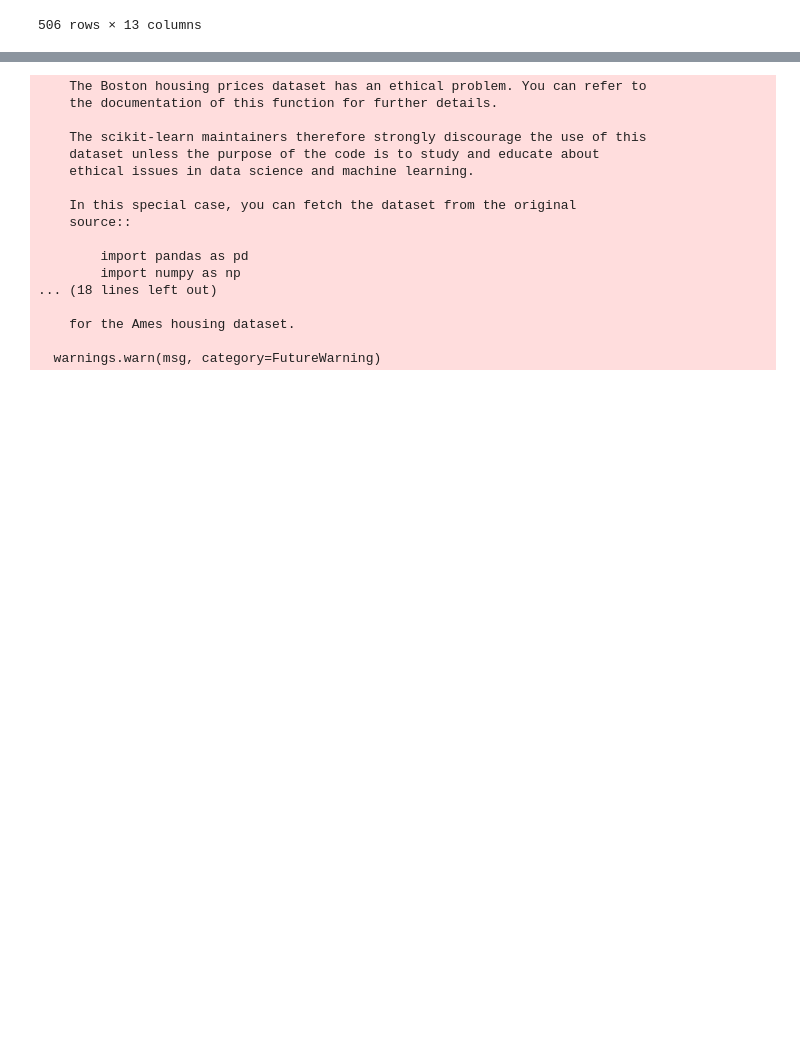
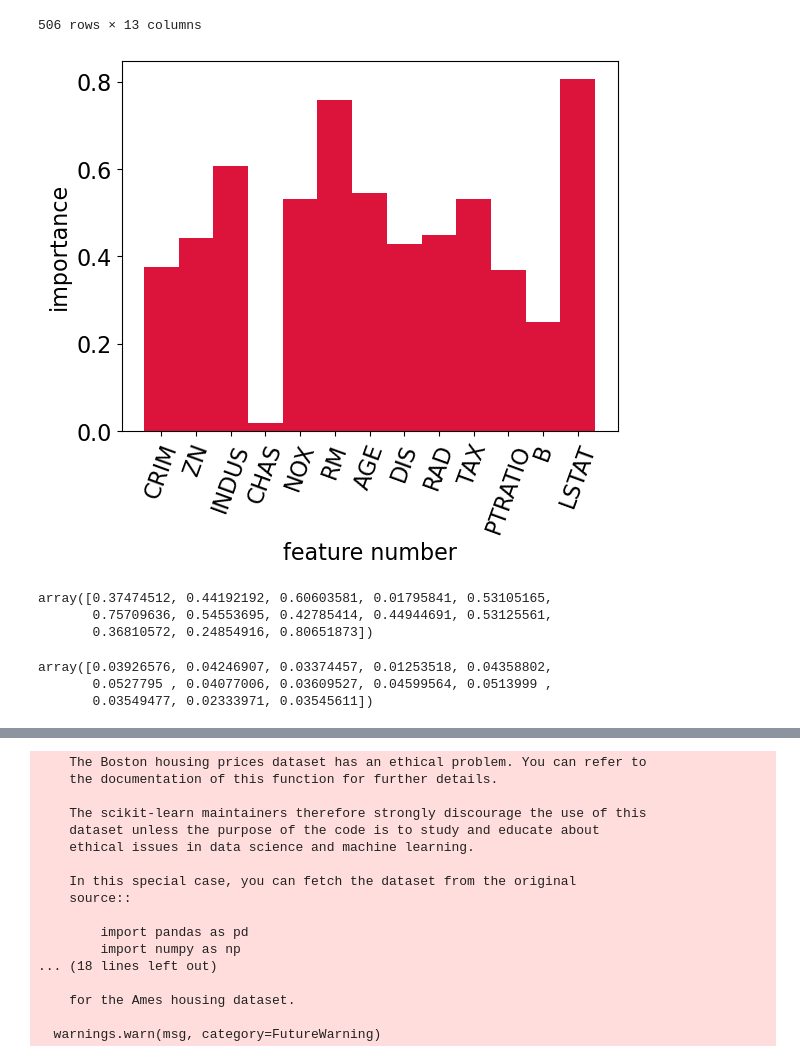
Before and after one commit to zakihir0/code, a Jupyter notebook: test.ipynb, the cells around one changed output, grey strips where cells are left out. Drawn from its saved outputs; the diff is of its cells as text; code cells hidden in the pictures; blank space fills up the shorter version.

```diff
--- a/test.ipynb
+++ b/test.ipynb
@@ -279,25 +275,22 @@ dataset = load_boston()
 X = pd.DataFrame(dataset.data, columns=dataset.feature_names)
 y = pd.Series(dataset.target, name='MEDV')
 
-X_train, x_test, y_train, y_test = train_test_split(X, y, test_size=number_of_test_samples, random_state=0)
+X_train, x_test, y_train, y_test = train_test_split(X, y, test_size=100, random_state=0)
 
-class CVPFI():
-    def __init__(self, X_train, y_train):
+class CVPFI:
+    def __init__(self, X_train, y_train, importances_mean=None, importances_std=None):
         self.X_train = X_train
         self.y_train = y_train
-        self.importances_mean
+        self.importances_mean = importances_mean
+        self.importances_std = importances_std
 
-
-
-    def regression(self, n_repeats=5, alpha_r=0.999, number_of_important_x=10):
+    def regression(self, n_repeats=5, alpha_r=0.999, number_of_important_x=X_train.shape[1]):
         """
         settings
         * the number of repetition J
         * alpha (the significance level) in the r (correlation) consideration, 1 means the correlations between features are not considered
 
-
         attributes
-        * importances
         * importances_mean
         * importances_std
         """
@@ -312,7 +305,7 @@ class CVPFI():
         regression_model.fit(autoscaled_X_train, autoscaled_y_train)
 
         # CVPFI calculation
-        self.importances_mean, self.importances_std, self.importances = cvpfi(
+        self.importances_mean, self.importances_std, importances = cvpfi(
             regression_model,
             autoscaled_X_train,
             autoscaled_y_train,
@@ -324,14 +317,20 @@ class CVPFI():
         )
 
         plt.rcParams['font.size'] = 16
-        plt.bar(range(1, number_of_important_x + 1), importances_mean[range(0, number_of_important_x)], tick_label=X_train.columns[0:number_of_important_x], color='crimson', width=1)
-        plt.bar(range(number_of_important_x + 1, X_train.shape[1] + 1), importances_mean[range(number_of_important_x, X_train.shape[1])], color='k', width=1)
+        plt.bar(range(1, number_of_important_x + 1), self.importances_mean[range(0, number_of_important_x)], tick_label=X_train.columns[0:number_of_important_x], color='crimson', width=1)
+        plt.bar(range(number_of_important_x + 1, X_train.shape[1] + 1), self.importances_mean[range(number_of_important_x, X_train.shape[1])], color='k', width=1)
         plt.xlabel('x')
         plt.xlabel('feature number')
         plt.xticks(rotation=70)
         plt.ylabel('importance')
         plt.show()
 
-        return importances_mean, importances_std, importances
+    @property
+    def importances_mean_(self):
+        importances_mean = self.importances_mean
+        return importances_mean
 
-PFI = CVPFI(X_train, y_train)
+    @property
+    def importances_std_(self):
+        importances_std = self.importances_std
+        return importances_std
@@ -341,0 +337,18 @@ tick_label=X_train.columns[number_of_important_x:]
+# %%
+pfi = CVPFI(X_train, y_train)
+# %%
+pfi.regression()
+# %% [output]
+[figure, added]
+# %%
+pfi.importances_mean_
+# %% [output]
+array([0.37474512, 0.44192192, 0.60603581, 0.01795841, 0.53105165,
+       0.75709636, 0.54553695, 0.42785414, 0.44944691, 0.53125561,
+       0.36810572, 0.24854916, 0.80651873])
+# %%
+pfi.importances_std_
+# %% [output]
+array([0.03926576, 0.04246907, 0.03374457, 0.01253518, 0.04358802,
+       0.0527795 , 0.04077006, 0.03609527, 0.04599564, 0.0513999 ,
+       0.03549477, 0.02333971, 0.03545611])
```
Also changed, not shown: parts of 8 cells of this notebook.
